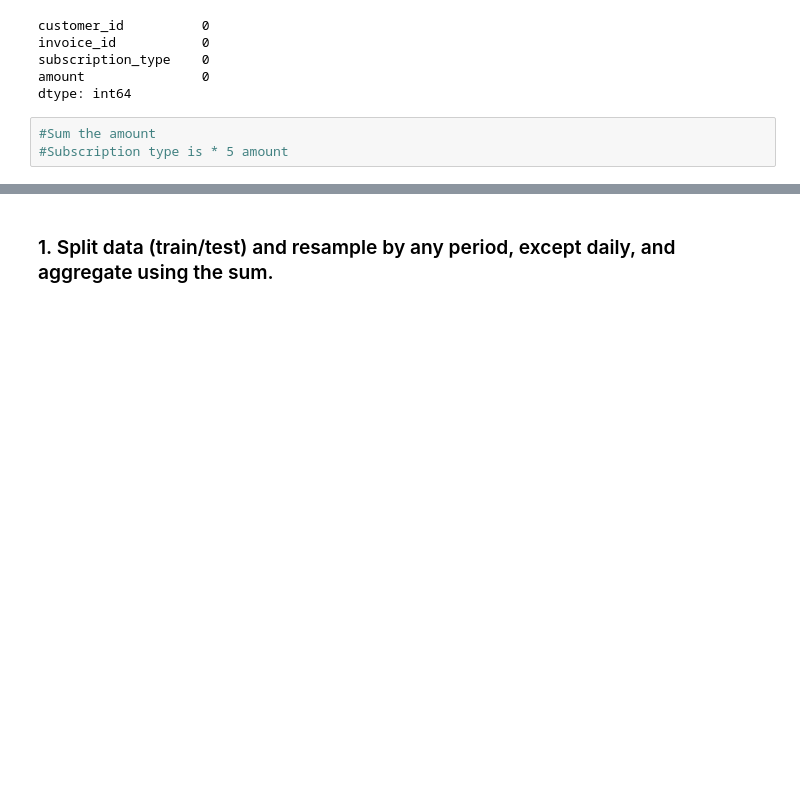
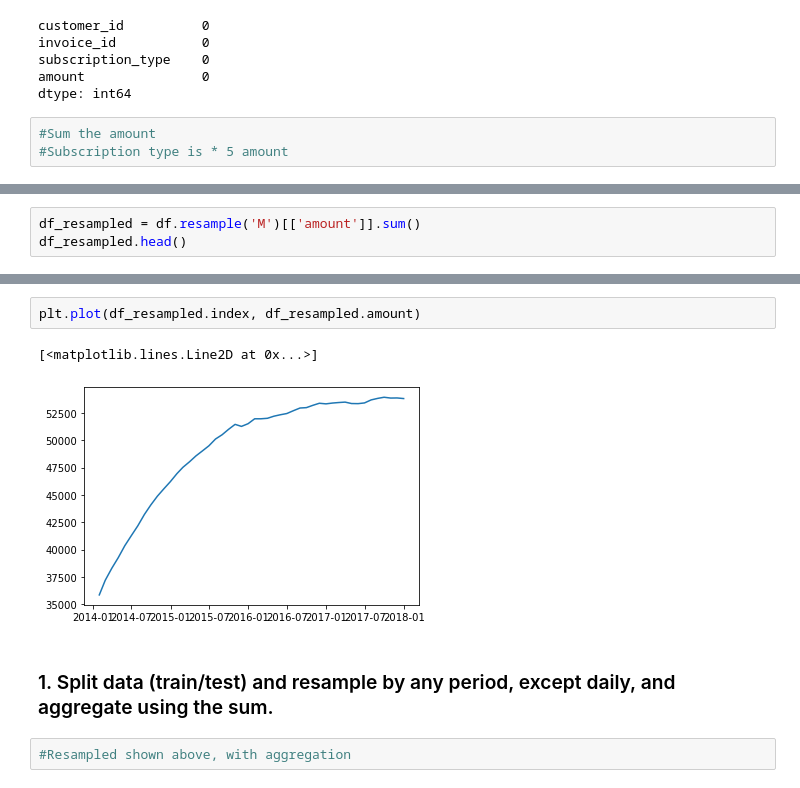
Before and after one commit to cristinalucin/time-series-exercises, a Jupyter notebook: model.ipynb, the cells around one changed output, grey strips where cells are left out. Cells and saved outputs as stored; diff of their text form; blank space fills up the shorter version.

```diff
--- a/model.ipynb
+++ b/model.ipynb
@@ -122,0 +166,3 @@ dtype: int64
+# %%
+df_resampled = df.resample('M')[['amount']].sum()
+df_resampled.head()
@@ -123,2 +177,9 @@ dtype: int64
+# %%
+plt.plot(df_resampled.index, df_resampled.amount)
+# %% [output]
+[<matplotlib.lines.Line2D at 0x...>]
+[figure, added]
 # %% [markdown]
 ### 1. Split data (train/test) and resample by any period, except daily, and aggregate using the sum.
+# %%
+#Resampled shown above, with aggregation
```
Also changed, not shown: parts of 67 cells of this notebook, 1 other file.
